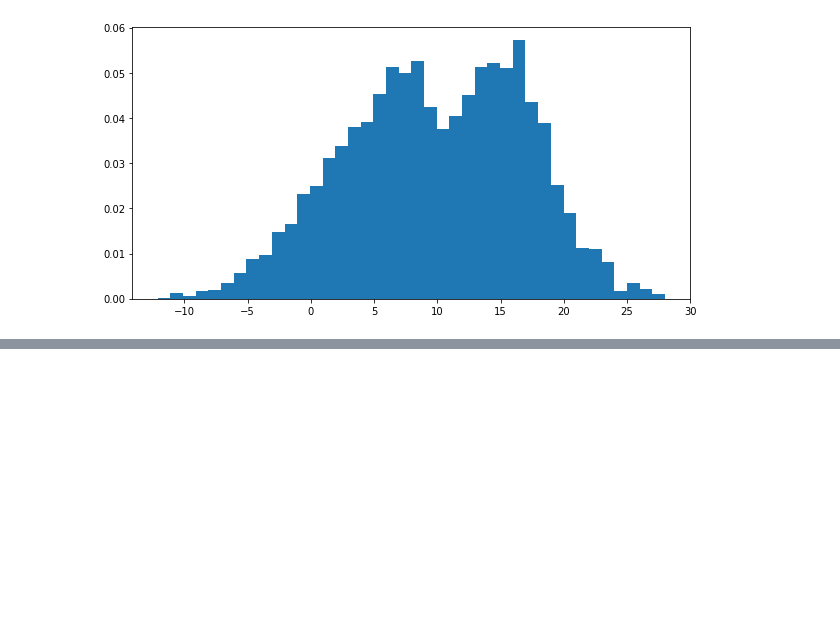
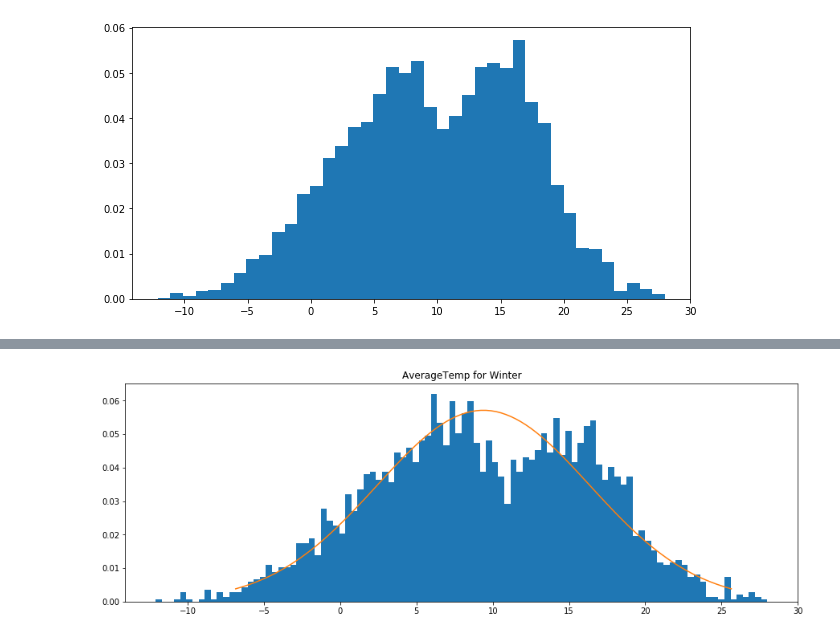
Before and after one commit to marianoju/neuefische, a Jupyter notebook: fuhlsbuettel.ipynb, the cells around one changed output, grey strips where cells are left out. Saved outputs shown, nothing was run; the diff lists cells and outputs as text; code cells hidden in the pictures; blank space fills up the shorter version.

```diff
--- a/fuhlsbuettel.ipynb
+++ b/fuhlsbuettel.ipynb
@@ -100,0 +163,16 @@ The next stept in this exploration would consist in overlaying the data for suns
+# %%
+loc_winter = 9.387741
+scale_winter = 6.985033
+lower = scipy.stats.norm.ppf(0.01,loc_winter,scale_winter)
+upper = scipy.stats.norm.ppf(0.99,loc_winter,scale_winter)
+x_winter = scipy.linspace(lower,upper,100)
+
+y_winter = scipy.stats.norm.pdf(x_winter,loc_winter,scale_winter)
+# %%
+plt.figure(figsize=(15, 5))
+plt.title('AverageTemp for Winter')
+plt.hist(AverageTemp_winter, 100, density=True)
+plt.plot(x_winter,y_winter)
+plt.show()
+# %% [output]
+[figure, added]
```
Also changed, not shown: parts of 23 cells of this notebook, 3 other files.
